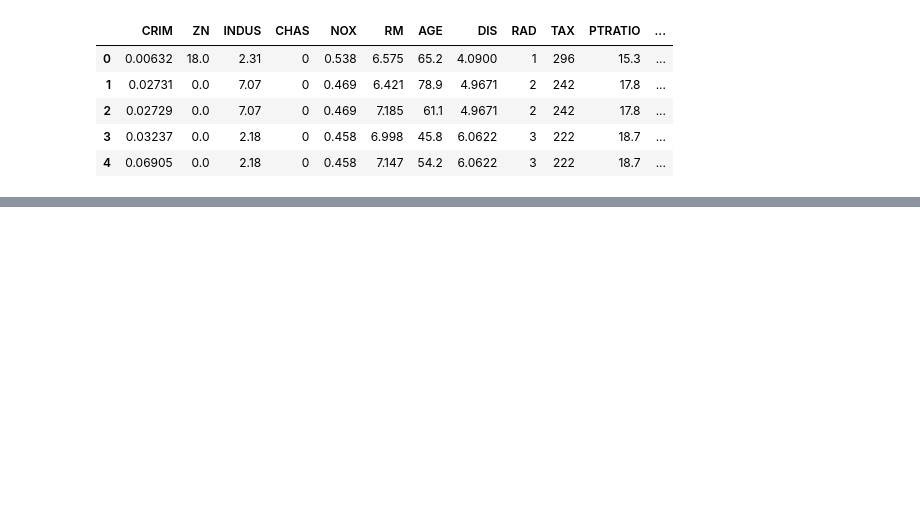
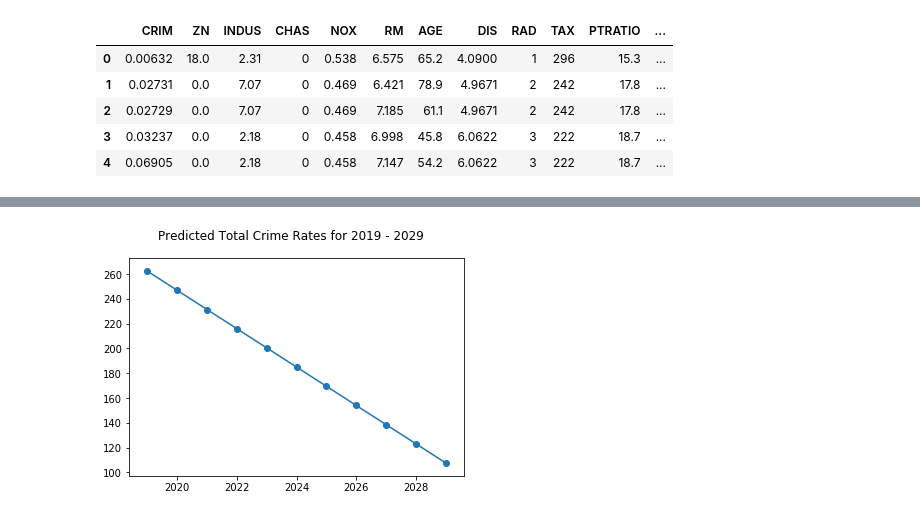
Before and after one commit to KenT370/Learned_Tech, a Jupyter notebook: Python/Matplotlib/Matplotlib_and_Stats.ipynb, the cells around one changed output, grey strips where cells are left out. Cells and saved outputs as stored; diff of their text form; code cells hidden in the pictures; blank space fills up the shorter version.

```diff
--- a/Python/Matplotlib/Matplotlib_and_Stats.ipynb
+++ b/Python/Matplotlib/Matplotlib_and_Stats.ipynb
@@ -45,0 +118,15 @@ heights = pd.read_csv('general_heights.csv')
+# %%
+# Utilizing the Regression to Predict Total Crime Rates for 2019 - 2029
+
+year = range(2019,2030)
+predicted_crime = slopeT * year + interceptT
+
+fig, ax = plt.subplots()
+
+ax.plot(year,predicted_crime)
+ax.scatter(year,predicted_crime,marker='o')
+
+fig.suptitle('Predicted Total Crime Rates for 2019 - 2029')
+plt.show()
+# %% [output]
+[figure, added]
```
Also changed, not shown: parts of 4 cells of this notebook, 5 other files.
